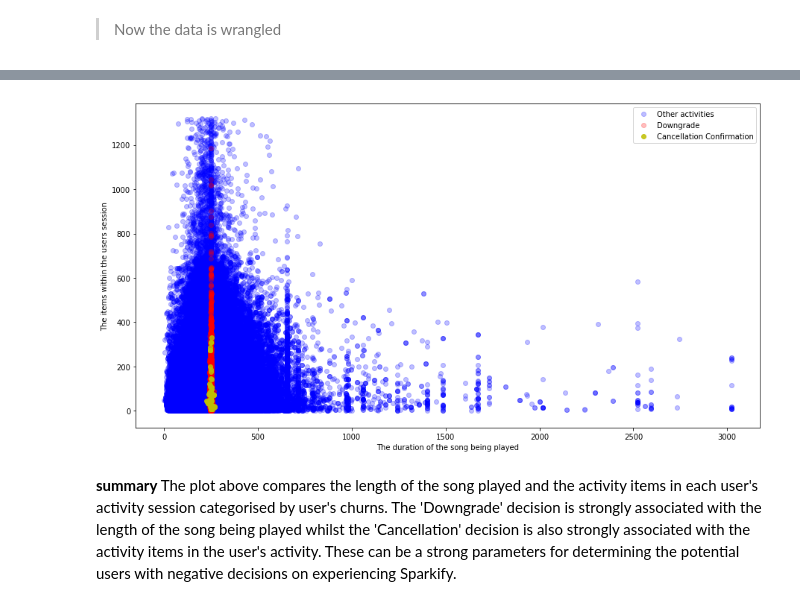
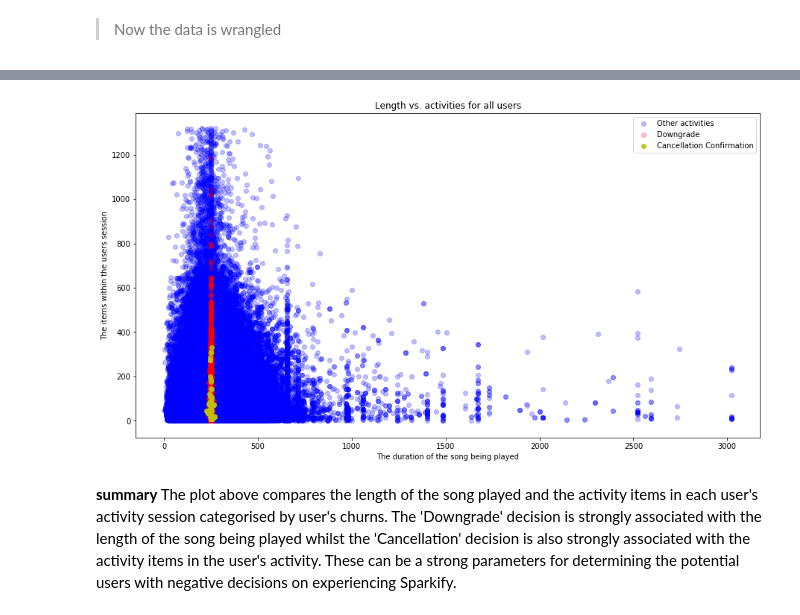
Before and after one commit to GinnCheng/Cloud-computing-classifier-breed, a Jupyter notebook: Sparkify.ipynb, the cells around one changed output, grey strips where cells are left out. Saved outputs shown, nothing was run; the diff lists cells and outputs as text; code cells hidden in the pictures.

```diff
--- a/Sparkify.ipynb
+++ b/Sparkify.ipynb
@@ -301,15 +301,17 @@ df_pc.sample(5)
 | 388127 | M | 78 | free | 254.782041 | GET | Cancellation Confirmation | 268 | 200 | 200018 | 2 | ... |
 | 109356 | M | 48 | paid | 248.899992 | GET | Cancellation Confirmation | 1112 | 200 | 58 | 2 | ... |
 # %%
+# for all users
 plt.figure(figsize=(15,8))
 plt.scatter(x='length', y='itemInSession', data=df_cl[df_cl.churn == 0], c='b', alpha=0.25)
 plt.scatter(x='length', y='itemInSession', data=df_cl[df_cl.churn == 1], c='r', alpha=0.25)
 plt.scatter(x='length', y='itemInSession', data=df_cl[df_cl.churn == 2], c='y', alpha=0.85)
 plt.xlabel('The duration of the song being played')
 plt.ylabel('The items within the user''s session')
 plt.legend(['Other activities','Downgrade','Cancellation Confirmation'])
+plt.title('Length vs. activities for all users')
 plt.show()
 # %% [output]
-[figure, old version]
+[figure, new version]
 # %% [markdown]
 **summary** The plot above compares the length of the song played and the activity items in each user's activity session categorised by user's churns. The 'Downgrade' decision is strongly associated with the length of the song being played whilst the 'Cancellation' decision is also strongly associated with the activity items in the user's activity. These can be a strong parameters for determining the potential users with negative decisions on experiencing Sparkify.
```
Also changed, not shown: parts of 3 cells of this notebook.
